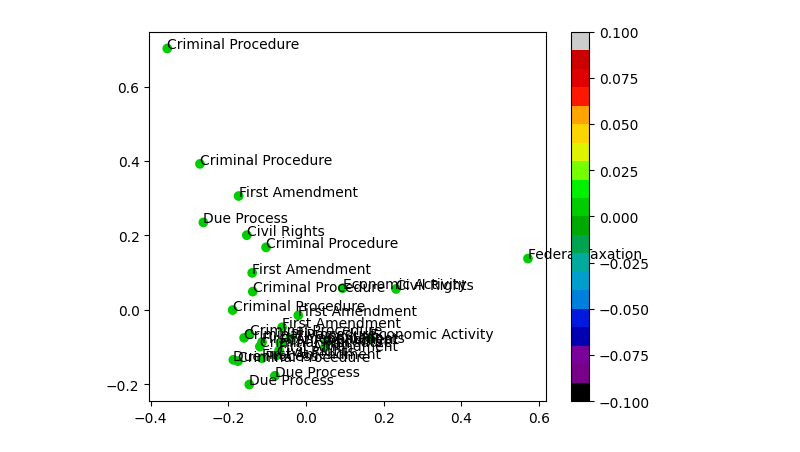
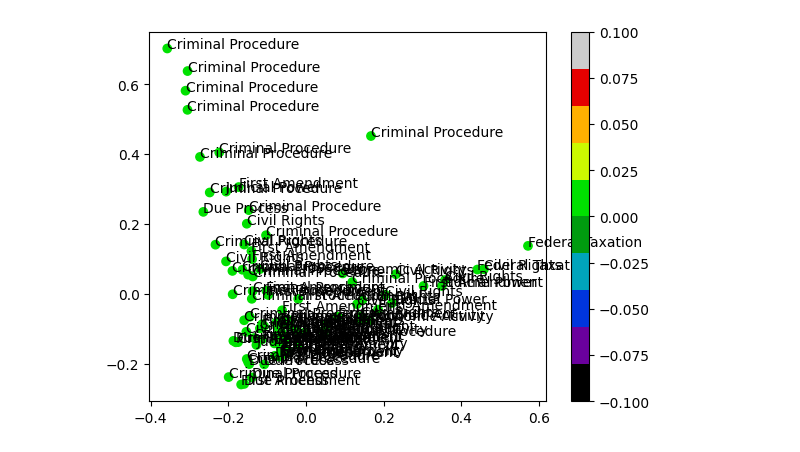
Before and after one commit to korah91/MineriaClustering, a Jupyter notebook: supremeCourt.ipynb, the cells around one changed output. Cells and saved outputs as stored; diff of their text form; code cells hidden in the pictures.

Commit message:
Modificado ligeramente para poder visualizar el endograma

```diff
--- a/supremeCourt.ipynb
+++ b/supremeCourt.ipynb
@@ -194,8 +198,8 @@ wordcloud.to_image()
 from sklearn.decomposition import  PCA
 
 print("Before:", vectorized.shape)
-#pca = PCA(n_components='mle', svd_solver='full')
-pca = PCA(n_components=2)
+pca = PCA(n_components='mle', svd_solver='full')
+#pca = PCA(n_components=2)
 pca.fit(vectorized)
 labels_PCA= pca.transform(vectorized)
 print("After:", labels_PCA.shape)
@@ -256,15 +319,16 @@ for k in k_clusters:
 # %%
 import matplotlib.pyplot as plt
-samples = 30
+samples = 100
+
 # Dibujar los puntos en el espacio, color: cluster, etiqueta-numérica: clase
 # Color del punto: cluster
-sc = plt.scatter(labels_PCA[:samples,0],labels_PCA[:samples,1], cmap=plt.cm.get_cmap('nipy_spectral', 20),c=kmeans_labels[:samples])
+sc = plt.scatter(labels_PCA[:samples,0],labels_PCA[:samples,1], cmap=plt.cm.get_cmap('nipy_spectral', 10),c=hier_clust[:samples])
 plt.colorbar()
 # Etiqueta numérica: clase
 for i in range(samples):
     plt.text(labels_PCA[i,0],labels_PCA[i,1], y_train2[i])
 # %% [output]
-[figure, old version]
+[figure, new version]
 # %%
 #Cosas por hacer
 #Poder meter un documento en el clúster, antes de meterlo asignarle los tópicos y hacerle pca
```
Also changed, not shown: parts of 8 cells of this notebook.
